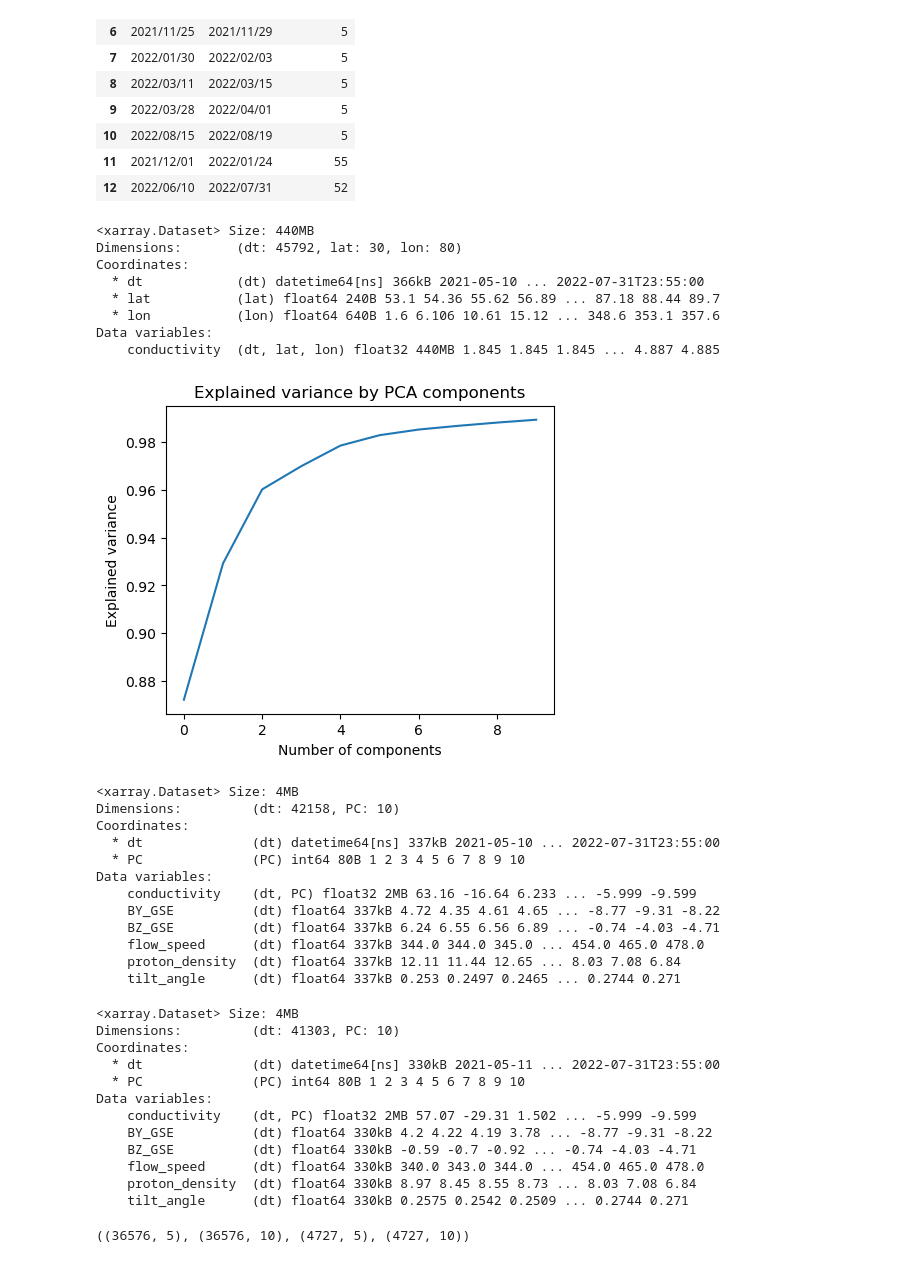
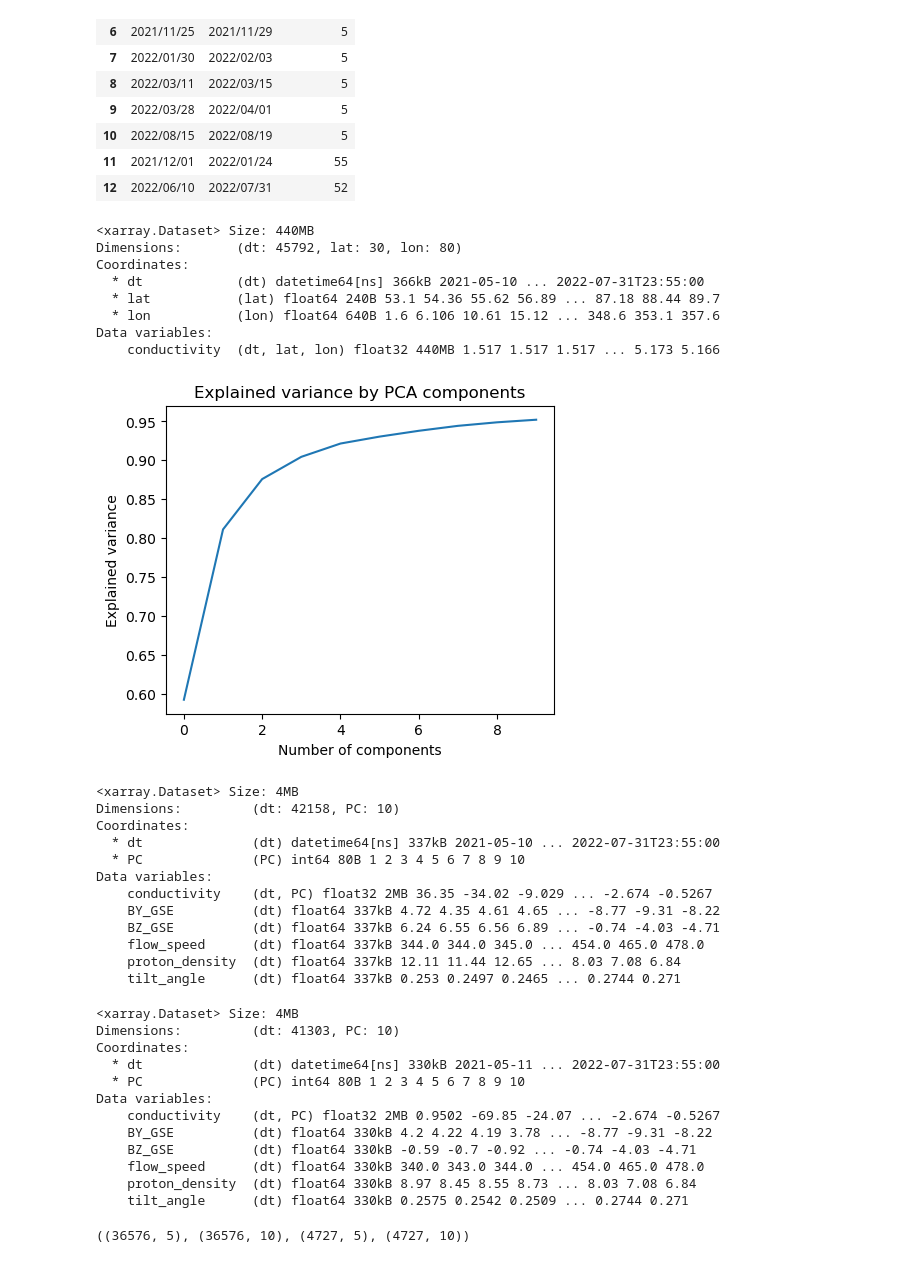
Before and after one commit to reddy-sachin/REPPU-ESN2, a Jupyter notebook: SR_ML/SMRAI_conductivity_PCA.ipynb, the cells around one changed output. Cells and saved outputs as stored; diff of their text form; code cells hidden in the pictures.

```diff
--- a/SR_ML/SMRAI_conductivity_PCA.ipynb
+++ b/SR_ML/SMRAI_conductivity_PCA.ipynb
@@ -21,7 +23,7 @@ from esn_dts_openloop import ESN, Tikhonov
 #REPPU otuputs
 #path = r'/Users/sr2/My Drive/Career/Employment/Current/JSPS/Research/Data/pwbig5min.dat'#Mac
 #path = r'/home/ryuho/Documents/reddy/research/SMRAI/Data/REPPU/200/pbig5min.dat' #Ubuntu
-path = r'/home/sachin/Documents/NIPR/Research/Data/REPPU/xbig5min.dat' #Server
+path = r'/home/sachin/Documents/NIPR/Research/Data/REPPU/wbig5min.dat' #Server
 
 #read the REPPU data
 with open (path) as f:
@@ -79,7 +81,7 @@ Coordinates:
   * lat           (lat) float64 240B 53.1 54.36 55.62 56.89 ... 87.18 88.44 89.7
   * lon           (lon) float64 640B 1.6 6.106 10.61 15.12 ... 348.6 353.1 357.6
 Data variables:
-    conductivity  (dt, lat, lon) float32 440MB 1.845 1.845 1.845 ... 4.887 4.885
+    conductivity  (dt, lat, lon) float32 440MB 1.517 1.517 1.517 ... 5.173 5.166
 # %%
 def create_PCA(ds, pca_comps, plot=False):
 
@@ -88,34 +90,40 @@ def create_PCA(ds, pca_comps, plot=False):
     #reshape the data to be 2D
     ds_arr = ds['conductivity'].values
     ds_arr = ds_arr.reshape(ds_arr.shape[0], -1)
 
     #create PCA object with the number of components
     pca = PCA(n_components=pca_comps)
     pca.fit(ds_arr)
+
+    #save the PCA object
+    #with open('/home/sachin/Documents/NIPR/Research/Data/ESN/models/ESN_conductivity_pca_ID5.pkl', 'wb') as f:
+    #    pickle.dump(pca, f)
+    pickle.dump(pca, open('/home/sachin/Documents/NIPR/Research/Data/ESN/models/ESN_xy-conductivity_pca_ID5.pkl', 'wb'))
+
     reduced = pca.transform(ds_arr) #transform the data into the PCA space
 
     #return data to original space
     #inverse_transform = pca.inverse_transform(reduced)
     #print(inverse_transform.shape)
 
     if plot == True:
         # Plot the explained variance
         plt.figure(figsize=(5, 4))
         plt.plot(np.cumsum(pca.explained_variance_ratio_))
         plt.xlabel('Number of components')
         plt.ylabel('Explained variance')
         plt.title('Explained variance by PCA components')
         plt.show()
 
     ds_pca = xr.Dataset({'conductivity': (['dt', 'PC'], reduced)},
                         coords={'dt': ds['dt'], 'PC': np.arange(1, pca_comps+1)})
 
     return ds_pca, pca
 
 pca_comps = 10
 ds, pca = create_PCA(ds, pca_comps, plot=True)
 # %% [output]
-[figure, old version]
+[figure, new version]
 # %%
 #open the omni data and merge it with the REPPU data
 #omni_mhd_path = r'/Users/sr2/My Drive/Career/Employment/Current/JSPS/Research/Analysis/Apr-24/data/omni/'
@@ -145,7 +153,7 @@ Coordinates:
   * dt              (dt) datetime64[ns] 337kB 2021-05-10 ... 2022-07-31T23:55:00
   * PC              (PC) int64 80B 1 2 3 4 5 6 7 8 9 10
 Data variables:
-    conductivity    (dt, PC) float32 2MB 63.16 -16.64 6.233 ... -5.999 -9.599
+    conductivity    (dt, PC) float32 2MB 36.35 -34.02 -9.029 ... -2.674 -0.5267
     BY_GSE          (dt) float64 337kB 4.72 4.35 4.61 4.65 ... -8.77 -9.31 -8.22
     BZ_GSE          (dt) float64 337kB 6.24 6.55 6.56 6.89 ... -0.74 -4.03 -4.71
     flow_speed      (dt) float64 337kB 344.0 344.0 345.0 ... 454.0 465.0 478.0
@@ -174,7 +182,7 @@ Coordinates:
   * dt              (dt) datetime64[ns] 330kB 2021-05-11 ... 2022-07-31T23:55:00
   * PC              (PC) int64 80B 1 2 3 4 5 6 7 8 9 10
 Data variables:
-    conductivity    (dt, PC) float32 2MB 57.07 -29.31 1.502 ... -5.999 -9.599
+    conductivity    (dt, PC) float32 2MB 0.9502 -69.85 -24.07 ... -2.674 -0.5267
     BY_GSE          (dt) float64 330kB 4.2 4.22 4.19 3.78 ... -8.77 -9.31 -8.22
     BZ_GSE          (dt) float64 330kB -0.59 -0.7 -0.92 ... -0.74 -4.03 -4.71
     flow_speed      (dt) float64 330kB 340.0 343.0 344.0 ... 454.0 465.0 478.0
```
Also changed, not shown: parts of 16 cells of this notebook, 18 other files.
